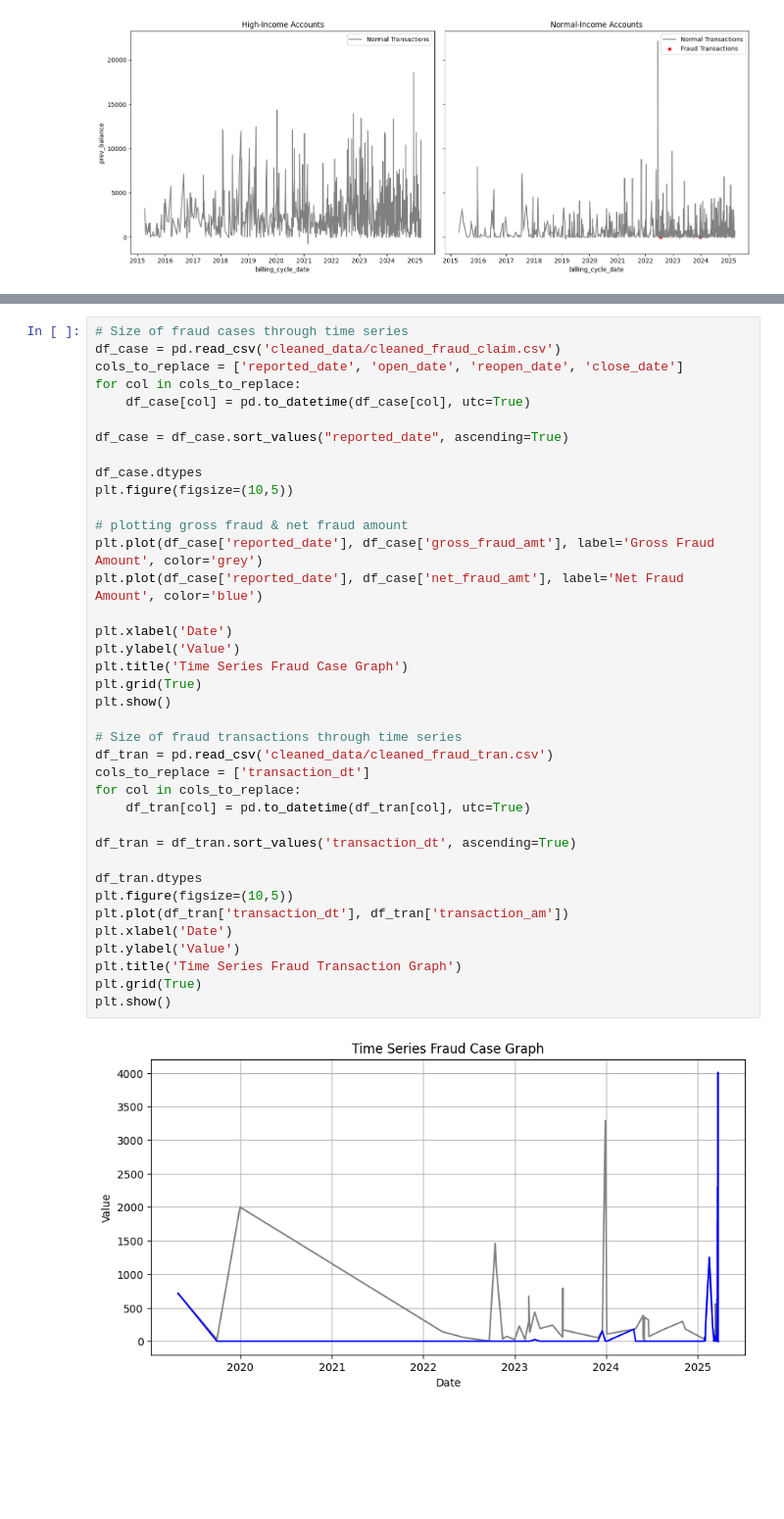
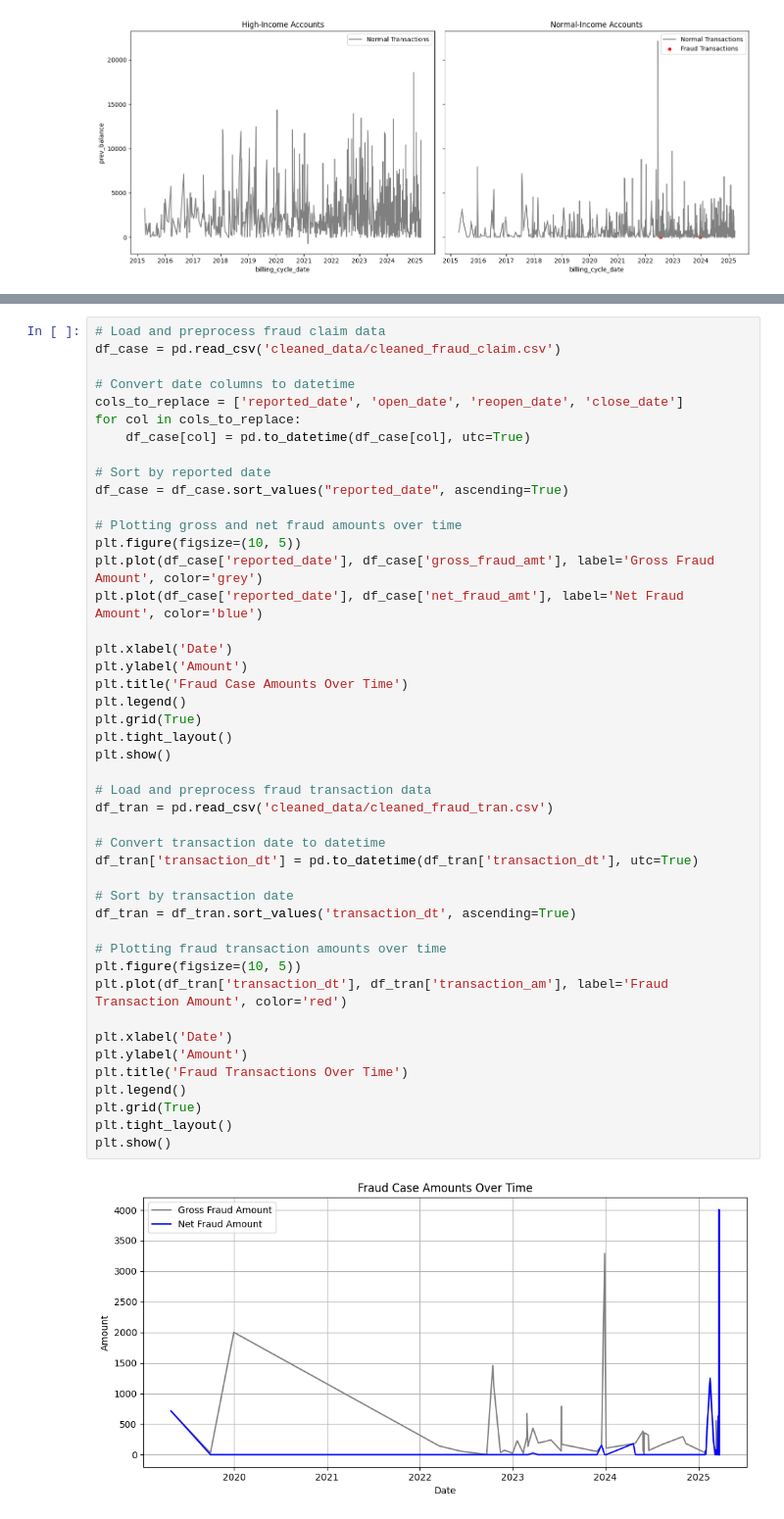
Before and after one commit to hazelLu6/synchrony-datathon-2025-alt-f4, a Jupyter notebook: time_series_analysis.ipynb, the cells around one changed output, grey strips where cells are left out. Shown: that part at 98% size. Saved outputs shown, nothing was run; the diff lists cells and outputs as text; blank space fills up the shorter version.

```diff
--- a/time_series_analysis.ipynb
+++ b/time_series_analysis.ipynb
@@ -204,40 +204,47 @@ plt.show()
 # %%
-# Size of fraud cases through time series
+# Load and preprocess fraud claim data
 df_case = pd.read_csv('cleaned_data/cleaned_fraud_claim.csv')
+
+# Convert date columns to datetime
 cols_to_replace = ['reported_date', 'open_date', 'reopen_date', 'close_date']
 for col in cols_to_replace:
     df_case[col] = pd.to_datetime(df_case[col], utc=True)
 
+# Sort by reported date
 df_case = df_case.sort_values("reported_date", ascending=True)
 
-df_case.dtypes
-plt.figure(figsize=(10,5))
-
-# plotting gross fraud & net fraud amount
+# Plotting gross and net fraud amounts over time
+plt.figure(figsize=(10, 5))
 plt.plot(df_case['reported_date'], df_case['gross_fraud_amt'], label='Gross Fraud Amount', color='grey')
 plt.plot(df_case['reported_date'], df_case['net_fraud_amt'], label='Net Fraud Amount', color='blue')
 
 plt.xlabel('Date')
-plt.ylabel('Value')
-plt.title('Time Series Fraud Case Graph')
+plt.ylabel('Amount')
+plt.title('Fraud Case Amounts Over Time')
+plt.legend()
 plt.grid(True)
+plt.tight_layout()
 plt.show()
 
-# Size of fraud transactions through time series
+# Load and preprocess fraud transaction data
 df_tran = pd.read_csv('cleaned_data/cleaned_fraud_tran.csv')
-cols_to_replace = ['transaction_dt']
-for col in cols_to_replace:
-    df_tran[col] = pd.to_datetime(df_tran[col], utc=True)
 
+# Convert transaction date to datetime
+df_tran['transaction_dt'] = pd.to_datetime(df_tran['transaction_dt'], utc=True)
+
+# Sort by transaction date
 df_tran = df_tran.sort_values('transaction_dt', ascending=True)
 
-df_tran.dtypes
-plt.figure(figsize=(10,5))
-plt.plot(df_tran['transaction_dt'], df_tran['transaction_am'])
+# Plotting fraud transaction amounts over time
+plt.figure(figsize=(10, 5))
+plt.plot(df_tran['transaction_dt'], df_tran['transaction_am'], label='Fraud Transaction Amount', color='red')
+
 plt.xlabel('Date')
-plt.ylabel('Value')
-plt.title('Time Series Fraud Transaction Graph')
+plt.ylabel('Amount')
+plt.title('Fraud Transactions Over Time')
+plt.legend()
 plt.grid(True)
+plt.tight_layout()
 plt.show()
 # %% [output]
-[figure, old version]
+[figure, new version]
```
Also changed, not shown: parts of 2 cells of this notebook.
